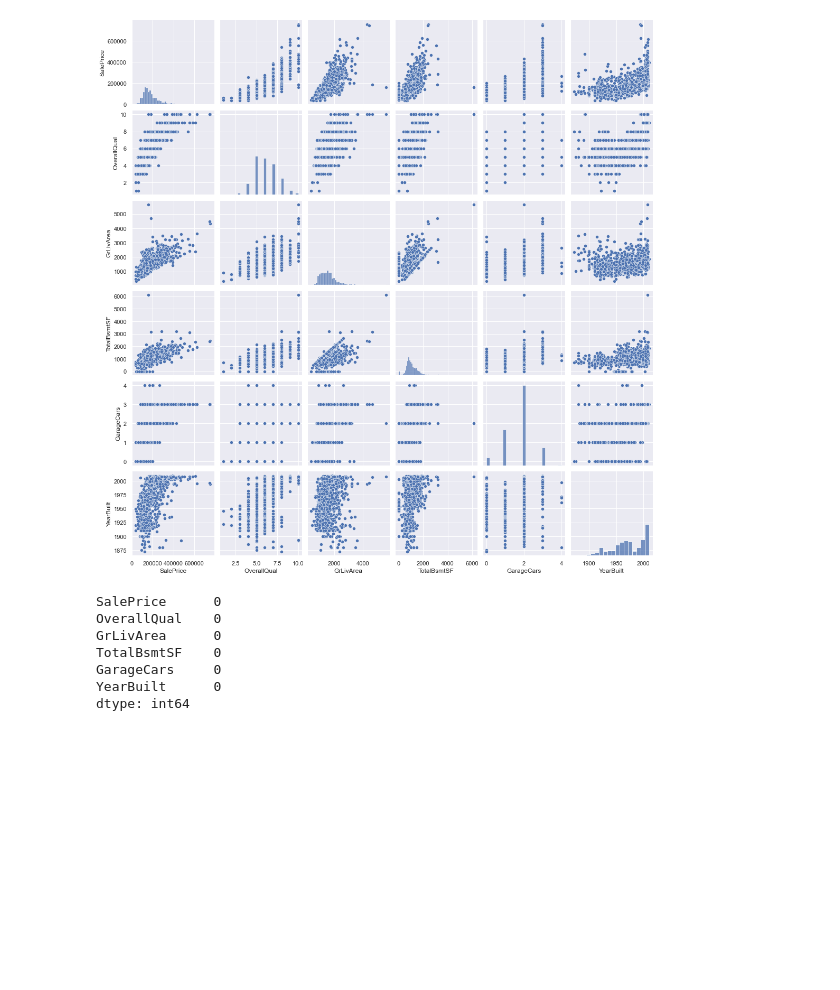
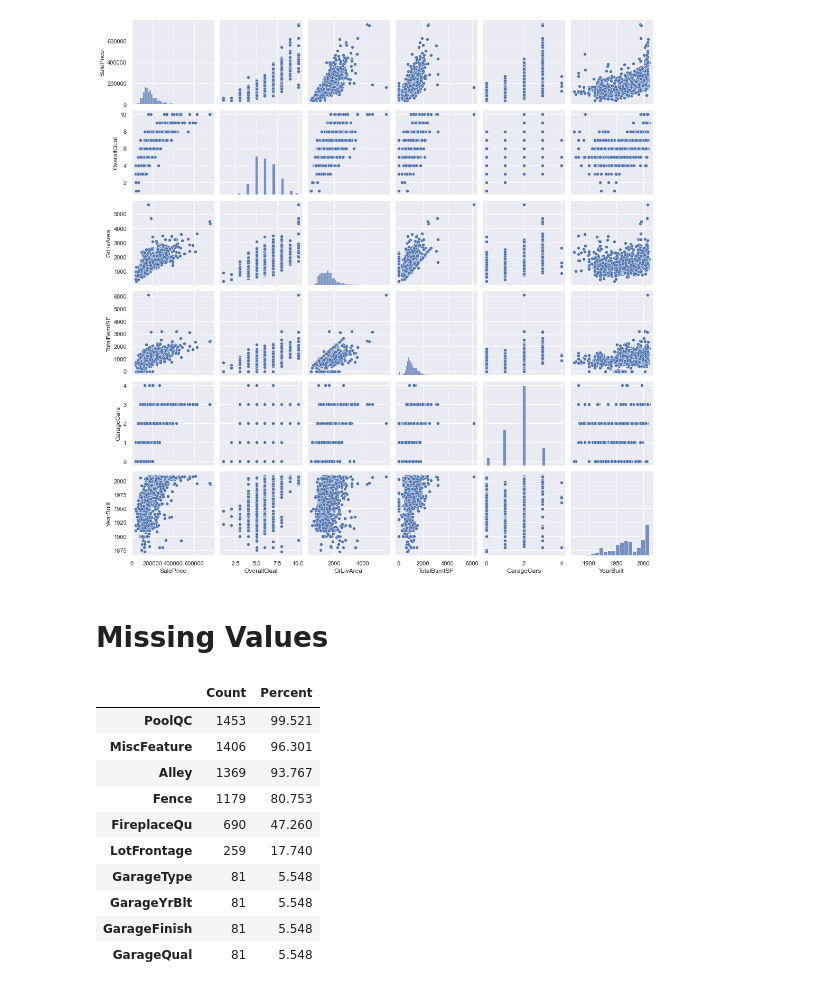
Before and after one commit to phungdx/vccorp_intern, a Jupyter notebook: week1/house_prices.ipynb, the cells around one changed output. Drawn from its saved outputs; the diff is of its cells as text; code cells hidden in the pictures; blank space fills up the shorter version.

```diff
--- a/week1/house_prices.ipynb
+++ b/week1/house_prices.ipynb
@@ -112,13 +86,27 @@ sns.pairplot(train_df[cols])
 plt.show();
 # %% [output]
 [figure]
-# %%
-trimmed_train_df = train_df[cols]
-# %% [output]
-SalePrice      0
-OverallQual    0
-GrLivArea      0
-TotalBsmtSF    0
-GarageCars     0
-YearBuilt      0
-dtype: int64
+# %% [markdown]
+# Missing Values
+# %%
+missing_data_count = X_train.isna().sum()
+missing_data_percent = missing_data_count / len(X_train) *100
+missing_data_train = pd.DataFrame({
+    'Count': missing_data_count,
+    'Percent': missing_data_percent
+})
+missing_data_train = missing_data_train[missing_data_train.Count > 0]
+missing_data_train.sort_values(by='Count', ascending=False, inplace=True)
+missing_data_train.head(10)
+# %% [output]
+|  | Count | Percent |
+| PoolQC | 1453 | 99.521 |
+| MiscFeature | 1406 | 96.301 |
+| Alley | 1369 | 93.767 |
+| Fence | 1179 | 80.753 |
+| FireplaceQu | 690 | 47.260 |
+| LotFrontage | 259 | 17.740 |
+| GarageType | 81 | 5.548 |
+| GarageYrBlt | 81 | 5.548 |
+| GarageFinish | 81 | 5.548 |
+| GarageQual | 81 | 5.548 |
```
Also changed, not shown: parts of 7 cells of this notebook.
